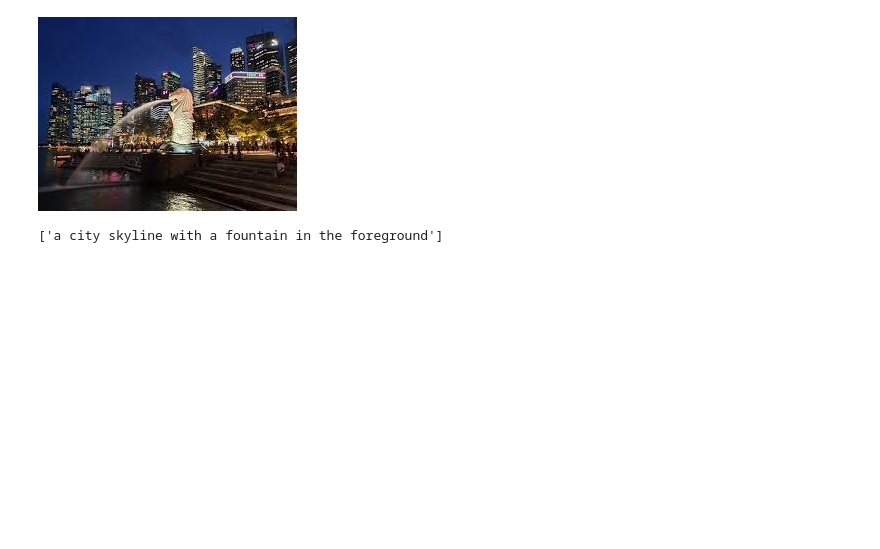
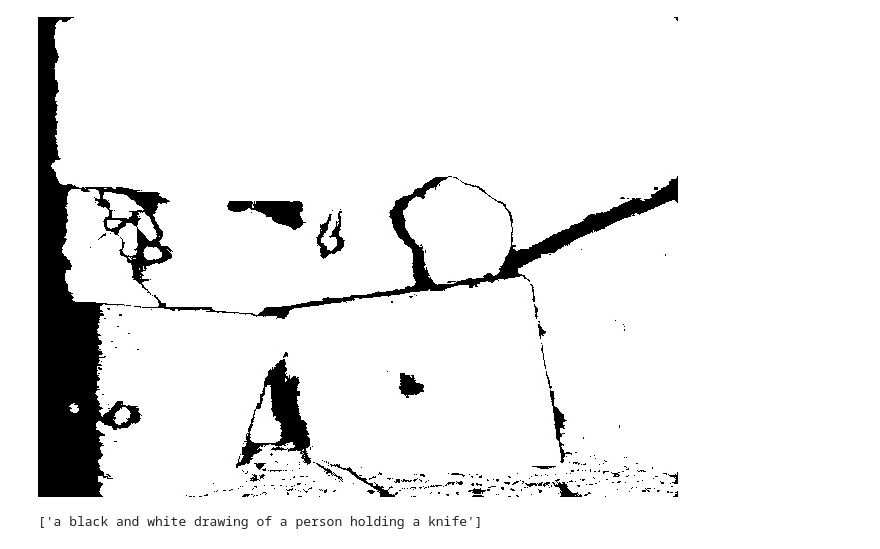
Before and after one commit to SethGA/multimodal, a Jupyter notebook: lavis.ipynb, the cells around one changed output. Cells and saved outputs as stored; diff of their text form; code cells hidden in the pictures; blank space fills up the shorter version.

```diff
--- a/lavis.ipynb
+++ b/lavis.ipynb
@@ -22,13 +22,13 @@ gpt_dialogue                   base
 # %%
 import torch
 from PIL import Image
 # setup device to use
 device = torch.device("cuda" if torch.cuda.is_available() else "cpu")
 # load sample image
-raw_image = Image.open("merlion.jpg").convert("RGB")
+raw_image = Image.open("depth_frame.jpg").convert("RGB")
 display(raw_image)
 # %% [output]
-[figure, old version]
+[figure, new version]
 # %%
 from lavis.models import load_model_and_preprocess
 model, vis_processors, _ = load_model_and_preprocess(name="blip_caption", model_type="base_coco", is_eval=True, device=device)
@@ -38,4 +38,4 @@ image = vis_processors["eval"](raw_image).unsqueeze(0).to(device)
 # generate caption
 model.generate({"image": image})
 # %% [output]
-['a city skyline with a fountain in the foreground']
+['a black and white drawing of a person holding a knife']
```
Also changed, not shown: 3 other files.
